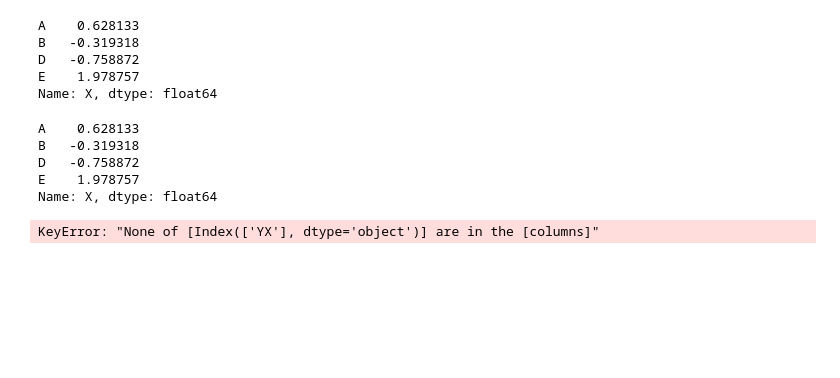
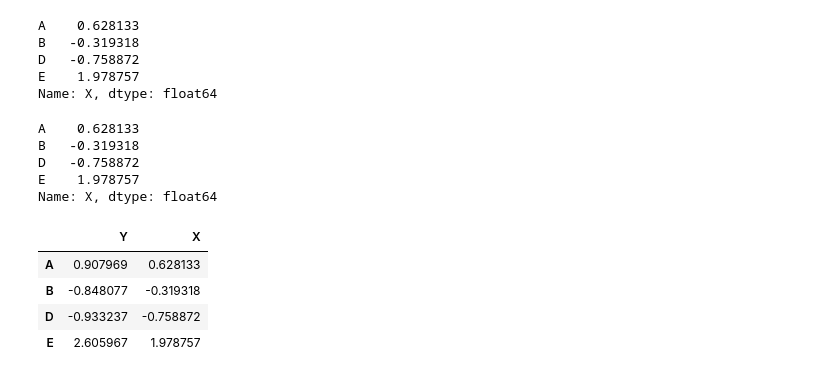
Before and after one commit to ruhulamin005/Data-Science-introduction, a Jupyter notebook: Pandas/Pandas DataFrame.ipynb, the cells around one changed output. Cells and saved outputs as stored; diff of their text form; code cells hidden in the pictures; blank space fills up the shorter version.

```diff
--- a/Pandas/Pandas DataFrame.ipynb
+++ b/Pandas/Pandas DataFrame.ipynb
@@ -178,6 +178,10 @@ Name: X, dtype: float64
 # %%
 # where w is true and representing y and x column
 # %%
-df[df['W']>0][['Y''X']]
+df[df['W']>0][['Y','X']]
 # %% [output]
-KeyError: "None of [Index(['YX'], dtype='object')] are in the [columns]"
+|  | Y | X |
+| A | 0.907969 | 0.628133 |
+| B | -0.848077 | -0.319318 |
+| D | -0.933237 | -0.758872 |
+| E | 2.605967 | 1.978757 |
```
Also changed, not shown: parts of 11 cells of this notebook.
